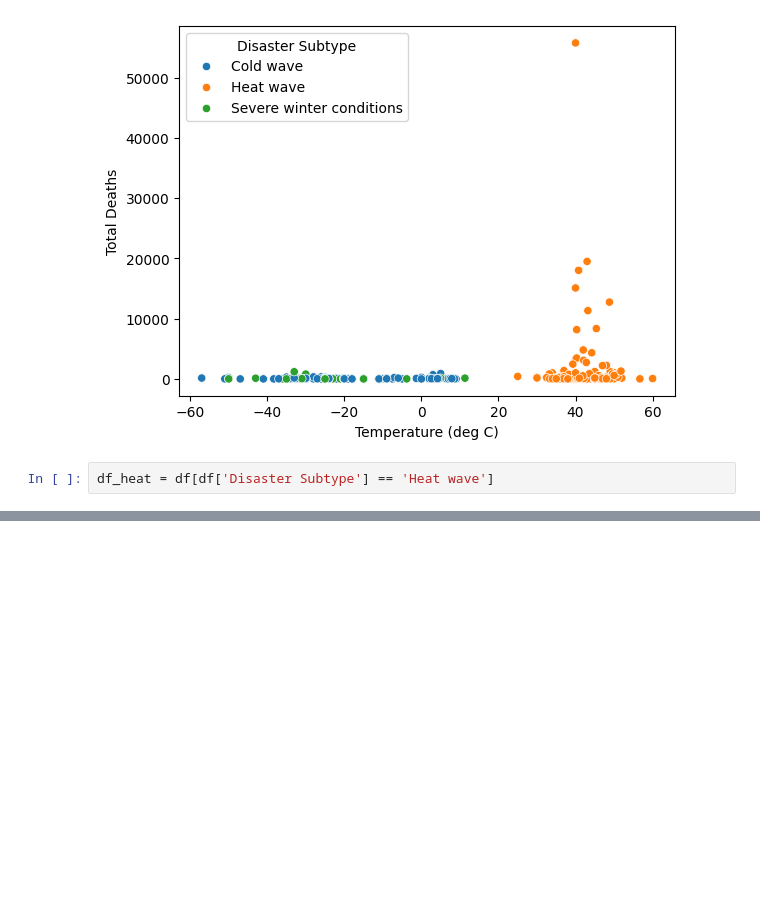
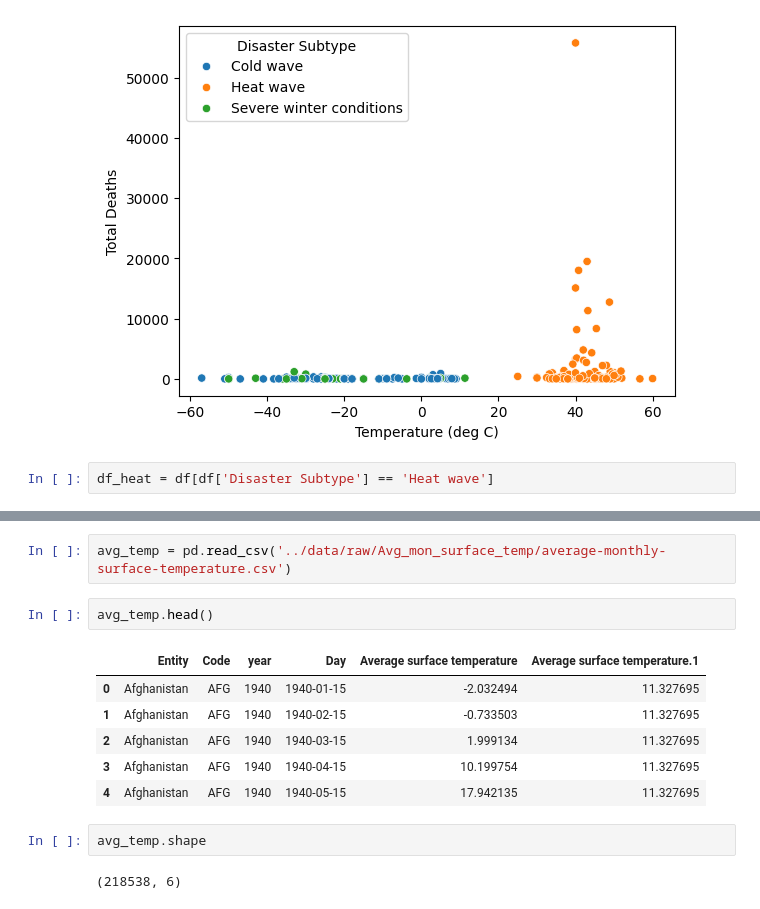
Before and after one commit to erindepree/project4, a Jupyter notebook: code/erin_clean.ipynb, the cells around one changed output, grey strips where cells are left out. Drawn from its saved outputs; the diff is of its cells as text; blank space fills up the shorter version.

```diff
--- a/code/erin_clean.ipynb
+++ b/code/erin_clean.ipynb
@@ -123,0 +170,15 @@ fig, ax
+# %%
+avg_temp = pd.read_csv('../data/raw/Avg_mon_surface_temp/average-monthly-surface-temperature.csv')
+# %%
+avg_temp.head()
+# %% [output]
+|  | Entity | Code | year | Day | Average surface temperature | Average surface temperature.1 |
+| 0 | Afghanistan | AFG | 1940 | 1940-01-15 | -2.032494 | 11.327695 |
+| 1 | Afghanistan | AFG | 1940 | 1940-02-15 | -0.733503 | 11.327695 |
+| 2 | Afghanistan | AFG | 1940 | 1940-03-15 | 1.999134 | 11.327695 |
+| 3 | Afghanistan | AFG | 1940 | 1940-04-15 | 10.199754 | 11.327695 |
+| 4 | Afghanistan | AFG | 1940 | 1940-05-15 | 17.942135 | 11.327695 |
+# %%
+avg_temp.shape
+# %% [output]
+(218538, 6)
```
Also changed, not shown: parts of 9 cells of this notebook, 45 other files.
